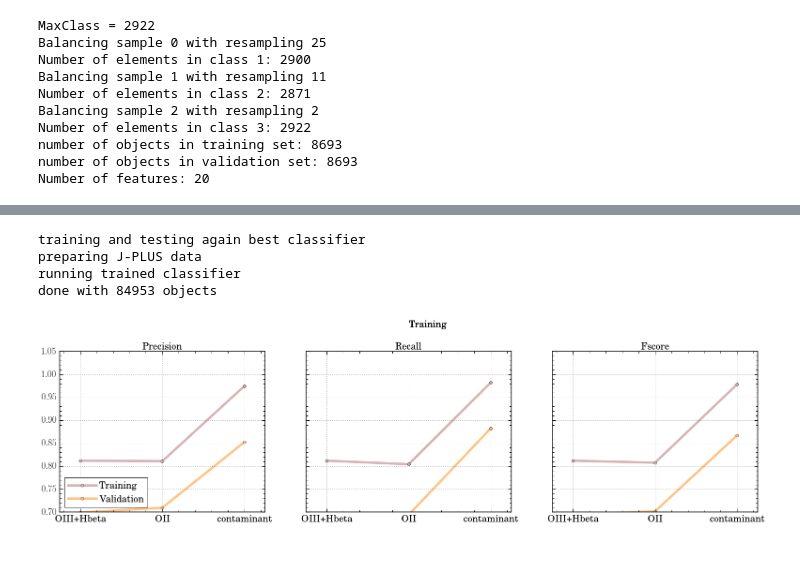
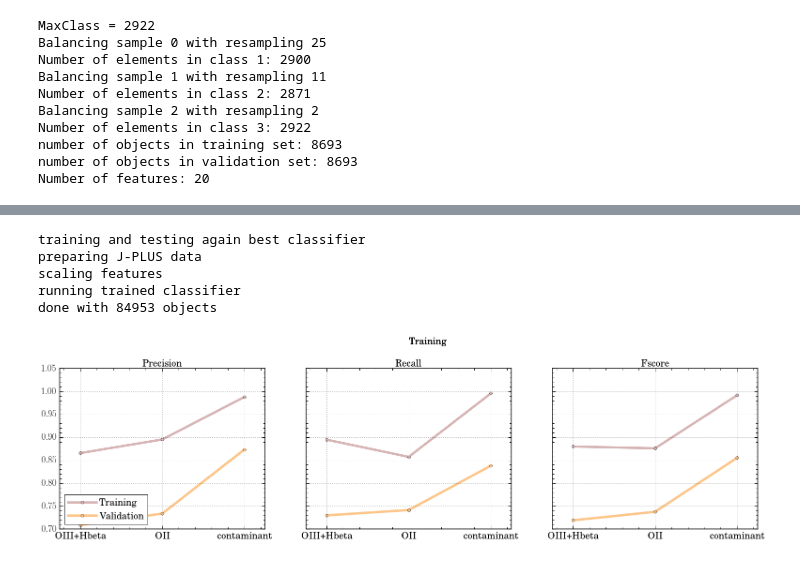
Before and after one commit to aaorsi/ELG_analysis, a Jupyter notebook: learn_ELGz.ipynb, the cells around one changed output, grey strips where cells are left out. Saved outputs shown, nothing was run; the diff lists cells and outputs as text; code cells hidden in the pictures.

```diff
--- a/learn_ELGz.ipynb
+++ b/learn_ELGz.ipynb
@@ -1851,7 +1850,7 @@ def summary_performance_plot(index,precision, recall, fscore, color,
     ax.set_title('Precision',fontsize=lsize)
     ax.set_xlim([-0.25,2.25])
     ax.set_ylim(ylim)
-    ax.legend(loc='lower left',fontsize=20)
+    ax.legend(loc='lower left',fontsize=lsize)
 
     ax.tick_params(axis='both', which='major', labelsize=lsize)
     ax.tick_params(axis='both', which='minor', labelsize=lsize)
@@ -1869,7 +1868,7 @@ def summary_performance_plot(index,precision, recall, fscore, color,
     ax.tick_params(axis='both', which='major', labelsize=lsize)
     ax.tick_params(axis='both', which='minor', labelsize=lsize)
     if index == 0:
-        ax.text(0.5,1.15, figname, fontsize=20, transform=ax.transAxes)
+        ax.text(0.5,1.15, figname, fontsize=lsize, transform=ax.transAxes)
 
   #  ax.legend(loc='lower left',fontsize=10)
 
@@ -2008,7 +2034,7 @@ filterset = 'SDSS'
 
 feat_data = []
 
-best_alpha = 0.03
+best_alpha = 0.04
 best_iter  = 500
 ctype = ['OIII+Hbeta','OII','contaminant']
 
@@ -2023,13 +2049,13 @@ gs2.update(wspace=0.0, right=1.5,top=0.6)
 
 # Train again a specific classifier(s)
 
-classifier = MLPClassifier(solver='lbfgs', hidden_layer_sizes=(nfeat),
-                            activation='relu', alpha=best_alpha,
-                            random_state=59657, tol=1e-5,
+classifier = MLPClassifier(solver='lbfgs', hidden_layer_sizes=(nfeat,nfeat/2),
+                            activation='logistic', alpha=best_alpha,
+                            random_state=1, tol=1e-5,
                             max_iter=best_iter)
 
 print 'training and testing again best classifier'
-classifier.fit(Traindata, training_class)
+classifier.fit(Traindata, trac)
 y_train = classifier.predict(Traindata)
 y_test  = classifier.predict(Testdata)
 
@@ -2037,40 +2063,48 @@ y_test  = classifier.predict(Testdata)
 # plot performance of this specific classifier
 
 
-precision, recall, fscore, support = metrics.precision_recall_fscore_support(training_class,
+precision, recall, fscore, support = metrics.precision_recall_fscore_support(trac,
                                                                              y_train, labels=ctype)
 color = mlcolors[2]
 plt.figure('performance')
 plt.rcParams['figure.figsize'] = 15, 10
 
 summary_performance_plot(0,precision, recall, fscore, color, cnum, ctype, 'Training',  gs,
                          figname='Training', ylim=[0.7,1.05], thick=5)
 
-precision, recall, fscore, support = metrics.precision_recall_fscore_support(validate_class,
+precision, recall, fscore, support = metrics.precision_recall_fscore_support(valc,
                                                                              y_test, labels=ctype)
 #plt.figure('performance2')
 #plt.rcParams['figure.figsize'] = 15, 10
 
 summary_performance_plot(0,precision, recall, fscore, mlcolors[3], cnum, ctype, 'Validation',  gs,
                          figname='Training', ylim=[0.7,1.05],thick=5)
 iid += 1
 
 print 'preparing J-PLUS data'
 for i in range(len(dcat['tile_id'])):
     feat_data.append(prepare_sample(dcat, i,
                     sample_type='dm', filters=filterset))
 
 
+if Scaledata:
+    print 'scaling features'
+    scaler = StandardScaler()
+    scaler.fit(Traindata)
+    fdata  = scaler.transform(feat_data)
+else:
+    fdata = feat_data
 
 print 'running trained classifier'
-pred = classifier.predict(feat_data)
+pred = classifier.predict(fdata)
 print 'done with %d objects'% len(dcat['tile_id'])
 # %% [output]
 training and testing again best classifier
 preparing J-PLUS data
+scaling features
 running trained classifier
 done with 84953 objects
-[figure, old version]
+[figure, new version]
 # %%
 noii = len(np.where(np.asarray(pred) == 'OII')[0])
 noiiihb = len(np.where(np.asarray(pred) == 'OIII+Hbeta')[0])
```
Also changed, not shown: parts of 7 cells of this notebook, 1 other file.
